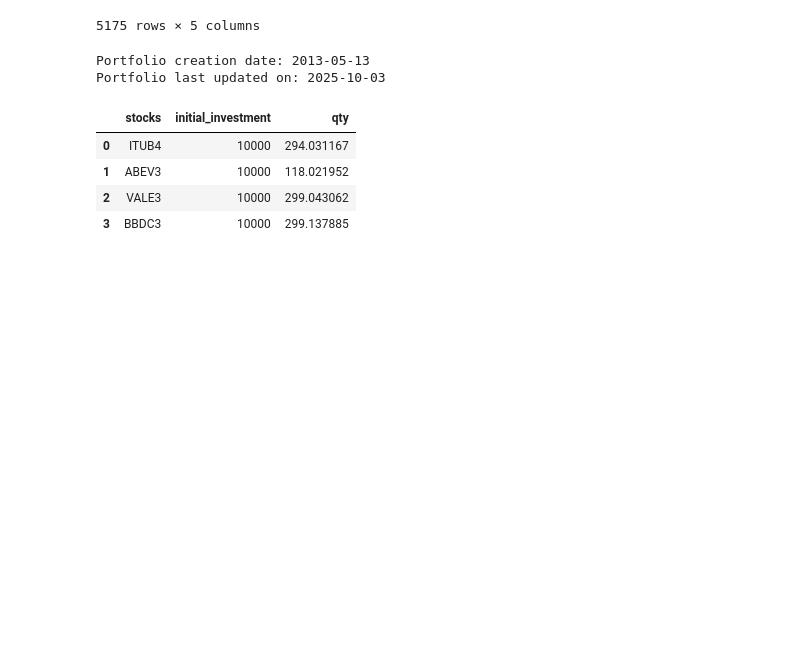
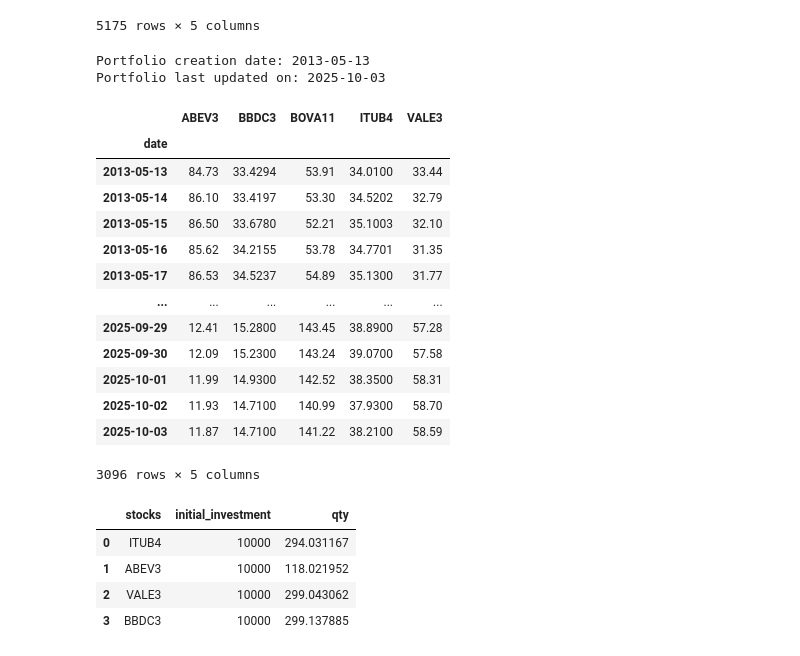
Before and after one commit to FerFilho23/Machine-Learning, a Jupyter notebook: datatalks/module-1/projects/investments-portfolio.ipynb, the cells around one changed output. Drawn from its saved outputs; the diff is of its cells as text; code cells hidden in the pictures; blank space fills up the shorter version.

```diff
--- a/datatalks/module-1/projects/investments-portfolio.ipynb
+++ b/datatalks/module-1/projects/investments-portfolio.ipynb
@@ -163,6 +163,23 @@ stock_prices_df = stock_prices_df.loc[start_date:end_date]
 # %% [output]
 Portfolio creation date: 2013-05-13
 Portfolio last updated on: 2025-10-03
+# %%
+stock_prices_df
+# %% [output]
+|  | ABEV3 | BBDC3 | BOVA11 | ITUB4 | VALE3 |
+| date |  |  |  |  |  |
+| 2013-05-13 | 84.73 | 33.4294 | 53.91 | 34.0100 | 33.44 |
+| 2013-05-14 | 86.10 | 33.4197 | 53.30 | 34.5202 | 32.79 |
+| 2013-05-15 | 86.50 | 33.6780 | 52.21 | 35.1003 | 32.10 |
+| 2013-05-16 | 85.62 | 34.2155 | 53.78 | 34.7701 | 31.35 |
+| 2013-05-17 | 86.53 | 34.5237 | 54.89 | 35.1300 | 31.77 |
+| ... | ... | ... | ... | ... | ... |
+| 2025-09-29 | 12.41 | 15.2800 | 143.45 | 38.8900 | 57.28 |
+| 2025-09-30 | 12.09 | 15.2300 | 143.24 | 39.0700 | 57.58 |
+| 2025-10-01 | 11.99 | 14.9300 | 142.52 | 38.3500 | 58.31 |
+| 2025-10-02 | 11.93 | 14.7100 | 140.99 | 37.9300 | 58.70 |
+| 2025-10-03 | 11.87 | 14.7100 | 141.22 | 38.2100 | 58.59 |
+3096 rows × 5 columns
 # %%
 # Calculate initial stock quantities based on initial cash and prices at start_date
 for stock in portfolio['stocks']:
```
Also changed, not shown: parts of 17 cells of this notebook.
